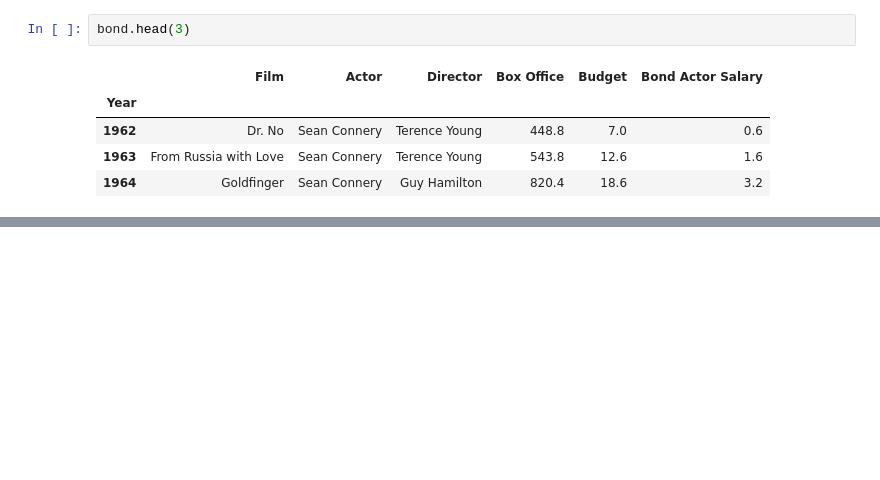
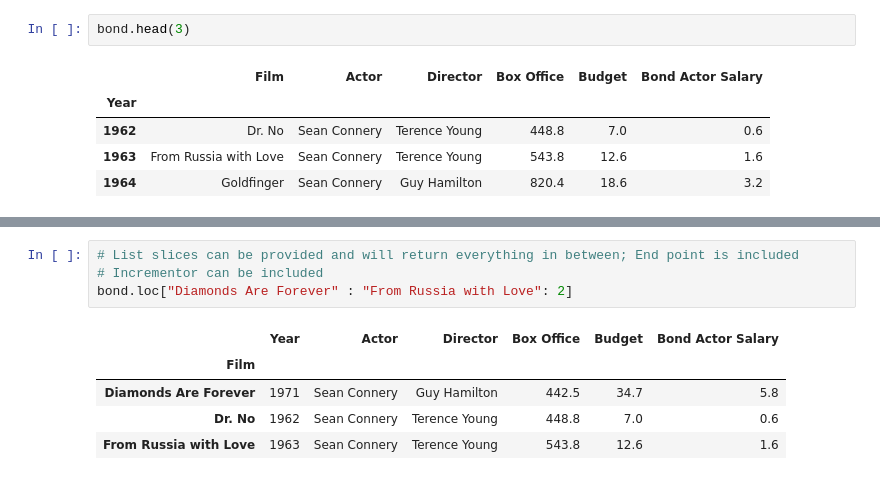
Before and after one commit to junclemente/tfs-pandas, a Jupyter notebook: 04 - DataFrames - Data Extraction.ipynb, the cells around one changed output, grey strips where cells are left out. Saved outputs shown, nothing was run; the diff lists cells and outputs as text; blank space fills up the shorter version.

```diff
--- a/04 - DataFrames - Data Extraction.ipynb
+++ b/04 - DataFrames - Data Extraction.ipynb
@@ -65,0 +99,10 @@ bond.head(3)
+# %%
+# List slices can be provided and will return everything in between; End point is included
+# Incrementor can be included
+bond.loc["Diamonds Are Forever" : "From Russia with Love": 2]
+# %% [output]
+|  | Year | Actor | Director | Box Office | Budget | Bond Actor Salary |
+| Film |  |  |  |  |  |  |
+| Diamonds Are Forever | 1971 | Sean Connery | Guy Hamilton | 442.5 | 34.7 | 5.8 |
+| Dr. No | 1962 | Sean Connery | Terence Young | 448.8 | 7.0 | 0.6 |
+| From Russia with Love | 1963 | Sean Connery | Terence Young | 543.8 | 12.6 | 1.6 |
```
Also changed, not shown: parts of 16 cells of this notebook.
